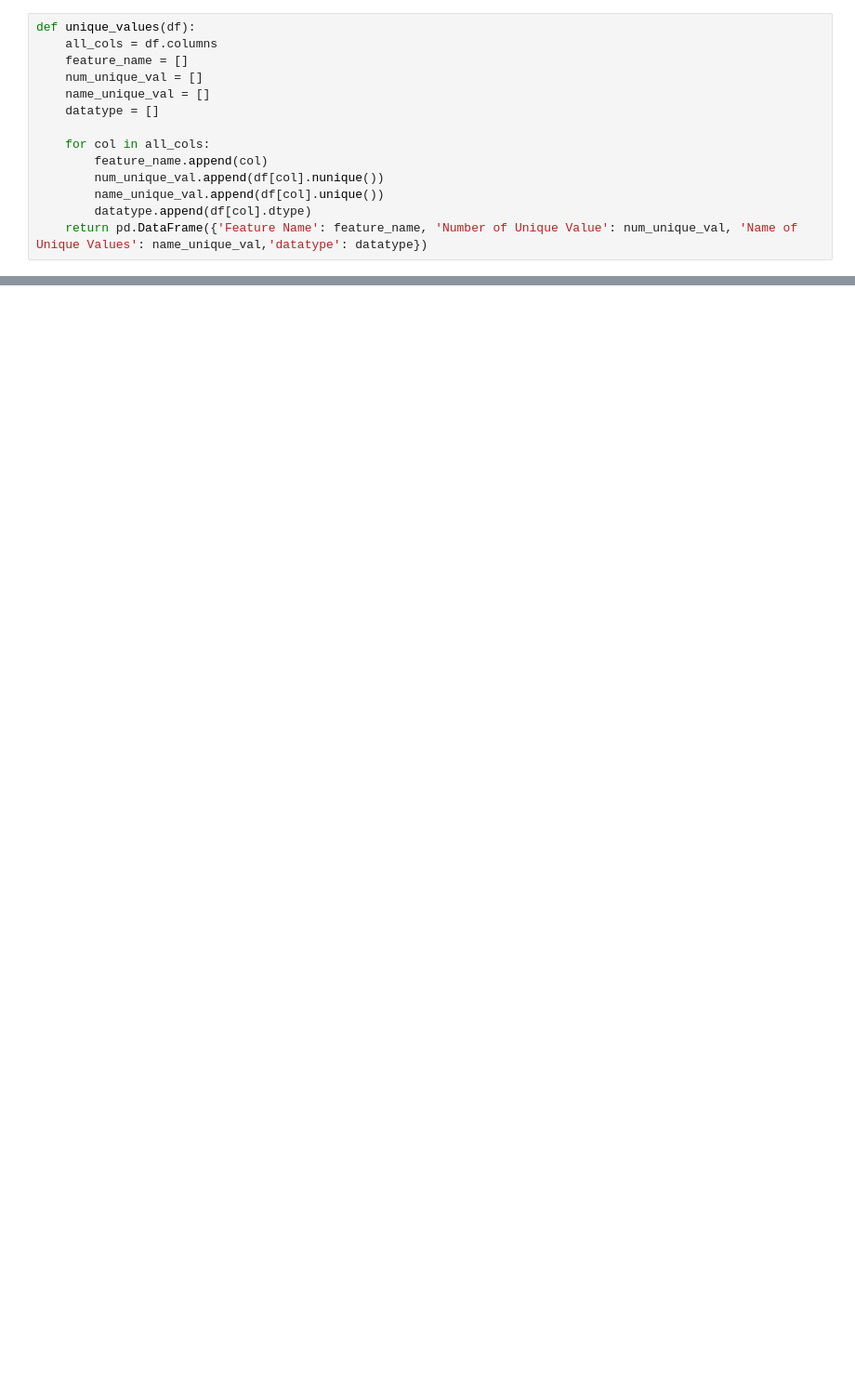
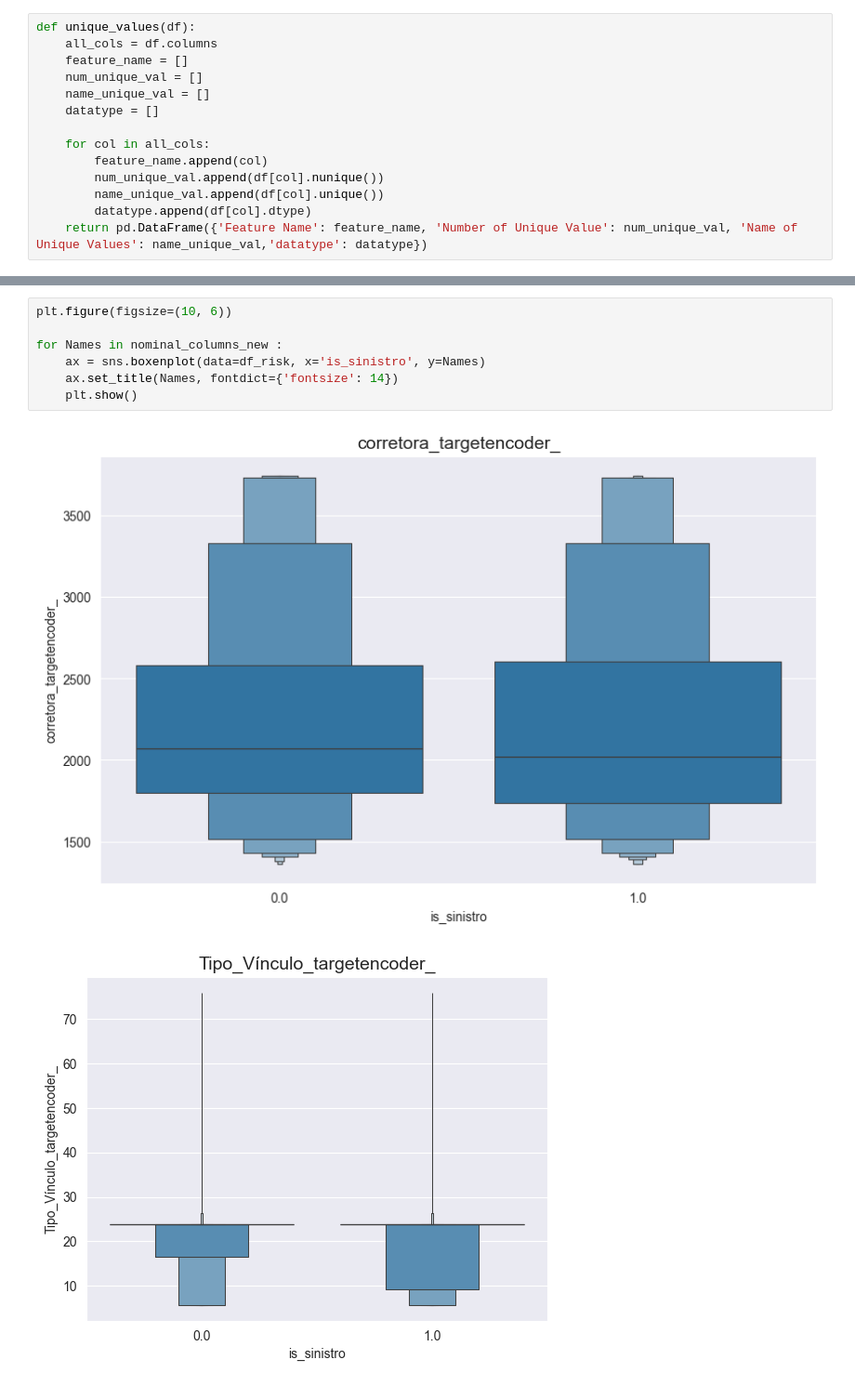
Before and after one commit to luanderfalcao/PriceOptimization, a Jupyter notebook: models/risk.ipynb, the cells around one changed output, grey strips where cells are left out. Shown at 93% size. Saved outputs shown, nothing was run; the diff lists cells and outputs as text; blank space fills up the shorter version.

```diff
--- a/models/risk.ipynb
+++ b/models/risk.ipynb
@@ -175,0 +422,10 @@ Index(['id', 'Faixa_Hora_Contrat', 'Faixa_Remun_Dezem_(SM)',
+# %%
+plt.figure(figsize=(10, 6))
+
+for Names in nominal_columns_new :
+    ax = sns.boxenplot(data=df_risk, x='is_sinistro', y=Names)
+    ax.set_title(Names, fontdict={'fontsize': 14})
+    plt.show()
+# %% [output]
+[figure, added]
+[figure, added]
```
Also changed, not shown: parts of 102 cells of this notebook.
